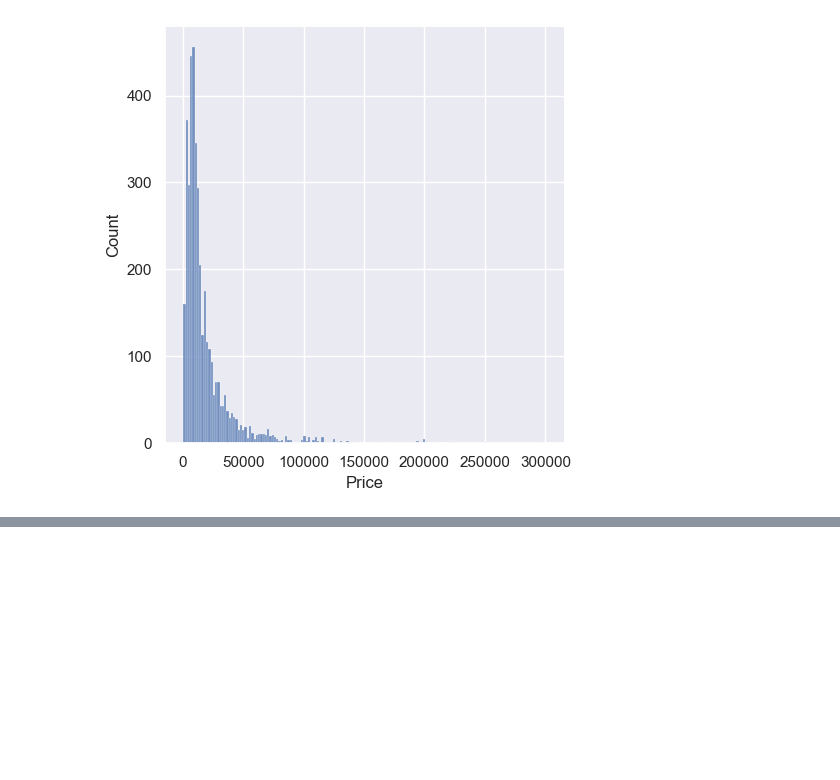
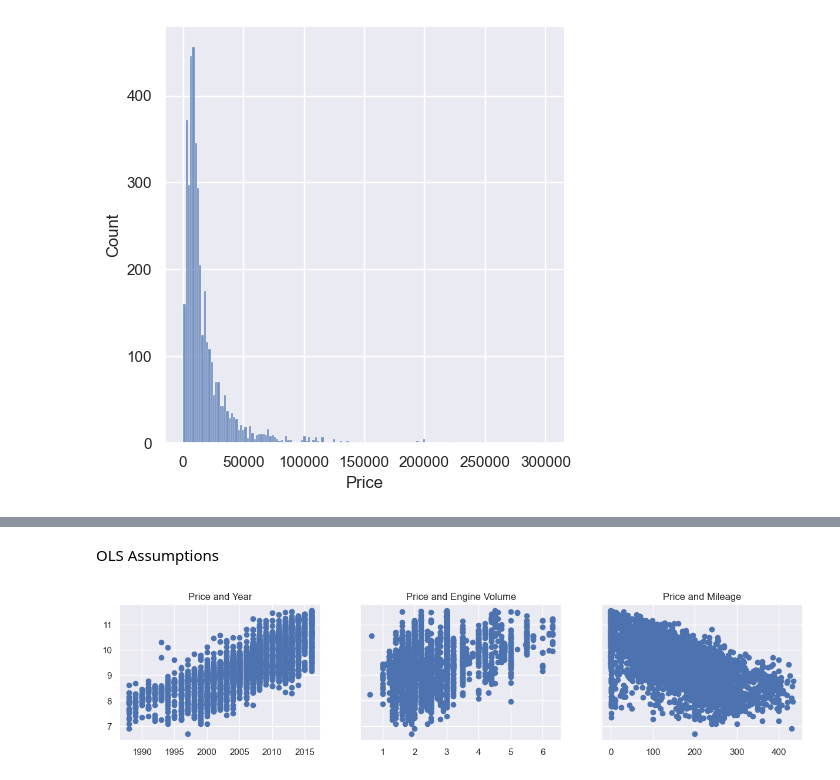
Before and after one commit to NnannaOmoke/SampleOne, a Jupyter notebook: Model.ipynb, the cells around one changed output, grey strips where cells are left out. Saved outputs shown, nothing was run; the diff lists cells and outputs as text; code cells hidden in the pictures; blank space fills up the shorter version.

Commit message:
We are checking for the assumptions needed to build a regression model

```diff
--- a/Model.ipynb
+++ b/Model.ipynb
@@ -49,3 +49,15 @@ Distribution Functions
 sns.displot(complete_matrix_data["Price"]);
 # %% [output]
 [figure]
+# %%
+#since outliers are clearly skewing the data we might remove the top 1% of all quantitative values
+#in case of manufacture year, we will scrape off the bottom 1% of the data
+outliers = complete_matrix_data["Price"].quantile(0.99);
+complete_matrix_data = complete_matrix_data[complete_matrix_data["Price"] < outliers];
+outliers = complete_matrix_data["Mileage"].quantile(0.99);
+complete_matrix_data = complete_matrix_data[complete_matrix_data["Mileage"] < outliers];
+complete_matrix_data = complete_matrix_data[complete_matrix_data["EngineV"] < 6.5];
+outliers = complete_matrix_data["Year"].quantile(0.01);
+complete_matrix_data = complete_matrix_data[complete_matrix_data["Year"] > outliers];
+clean_complete_matrix_data = complete_matrix_data.reset_index(drop = True);
+print(clean_complete_matrix_data.describe());
@@ -51,0 +74,14 @@ sns.displot(complete_matrix_data["Price"]);
+# %% [markdown]
+OLS Assumptions
+# %%
+#Linearity
+f, (ax1, ax2, ax3) = plotter.subplots(1, 3, sharey=True, figsize = (15, 3));
+ax1.scatter(clean_complete_matrix_data["Year"], clean_complete_matrix_data["Log Price"]);
+ax1.set_title("Price and Year");
+ax2.scatter(clean_complete_matrix_data["EngineV"], clean_complete_matrix_data["Log Price"]);
+ax2.set_title("Price and Engine Volume");
+ax3.scatter(clean_complete_matrix_data["Mileage"], clean_complete_matrix_data["Log Price"]);
+ax3.set_title("Price and Mileage");
+plotter.show()
+# %% [output]
+[figure, added]
```
Also changed, not shown: parts of 2 cells of this notebook.
